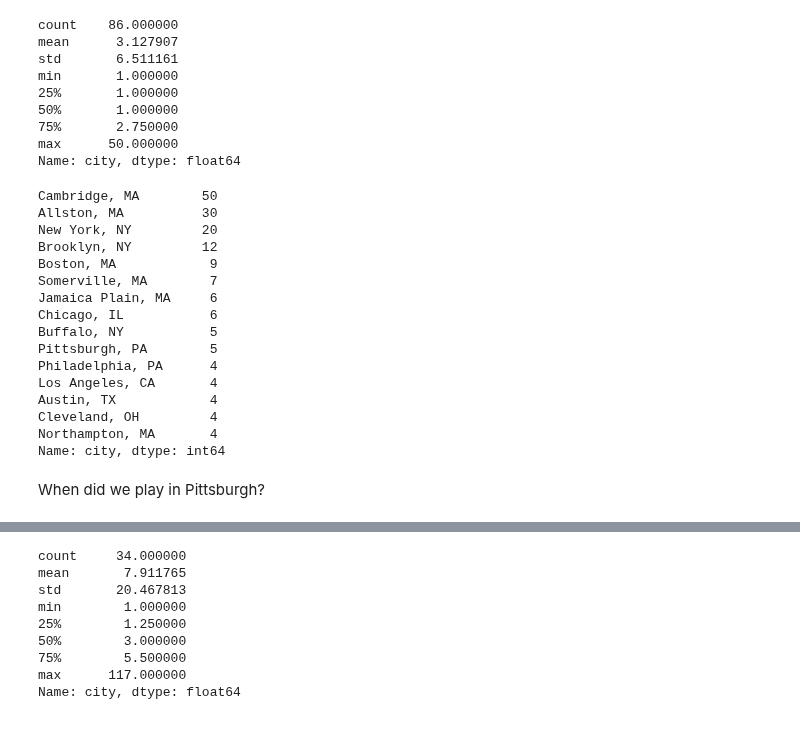
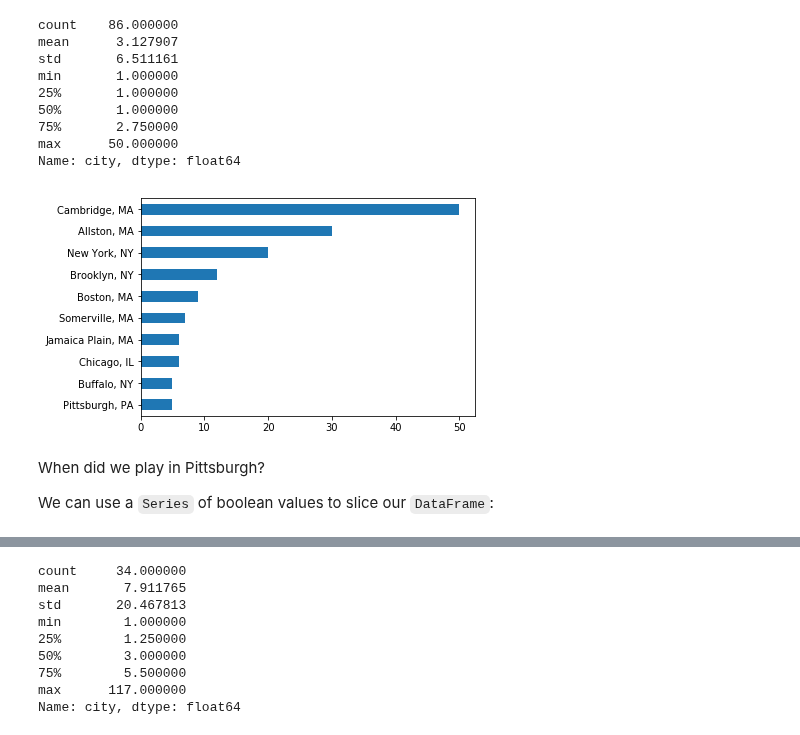
Before and after one commit to bhrutledge/jupyter-django, a Jupyter notebook: 3 - Introducing Pandas.ipynb, the cells around one changed output, grey strips where cells are left out. Cells and saved outputs as stored; diff of their text form; code cells hidden in the pictures.

```diff
--- a/3 - Introducing Pandas.ipynb
+++ b/3 - Introducing Pandas.ipynb
@@ -318,0 +367,3 @@ Name: city, dtype: object
+# %%
+gig_cities = gigs['city']
+gig_cities
@@ -319,4 +388,4 @@ Name: city, dtype: object
 # %%
-cities = gigs['city'].value_counts()
+cities = gig_cities.value_counts()
 cities
 # %% [output]
@@ -349,25 +418,12 @@ min       1.000000
 75%       2.750000
 max      50.000000
 Name: city, dtype: float64
-# %%
-top_cities = cities[cities > cities.mean()]
-top_cities
-# %% [output]
-Cambridge, MA        50
-Allston, MA          30
-New York, NY         20
-Brooklyn, NY         12
-Boston, MA            9
-Somerville, MA        7
-Jamaica Plain, MA     6
-Chicago, IL           6
-Buffalo, NY           5
-Pittsburgh, PA        5
-Philadelphia, PA      4
-Los Angeles, CA       4
-Austin, TX            4
-Cleveland, OH         4
-Northampton, MA       4
-Name: city, dtype: int64
+# %%
+# Adding the ; suppresses `<matplotlib.axes._subplots.AxesSubplot ...>`
+cities[:10].sort_values().plot.barh();
+# %% [output]
+[figure, added]
 # %% [markdown]
 When did we play in Pittsburgh?
+
+We can use a `Series` of boolean values to slice our `DataFrame`:
```
Also changed, not shown: parts of 33 cells of this notebook, 16 other files.
